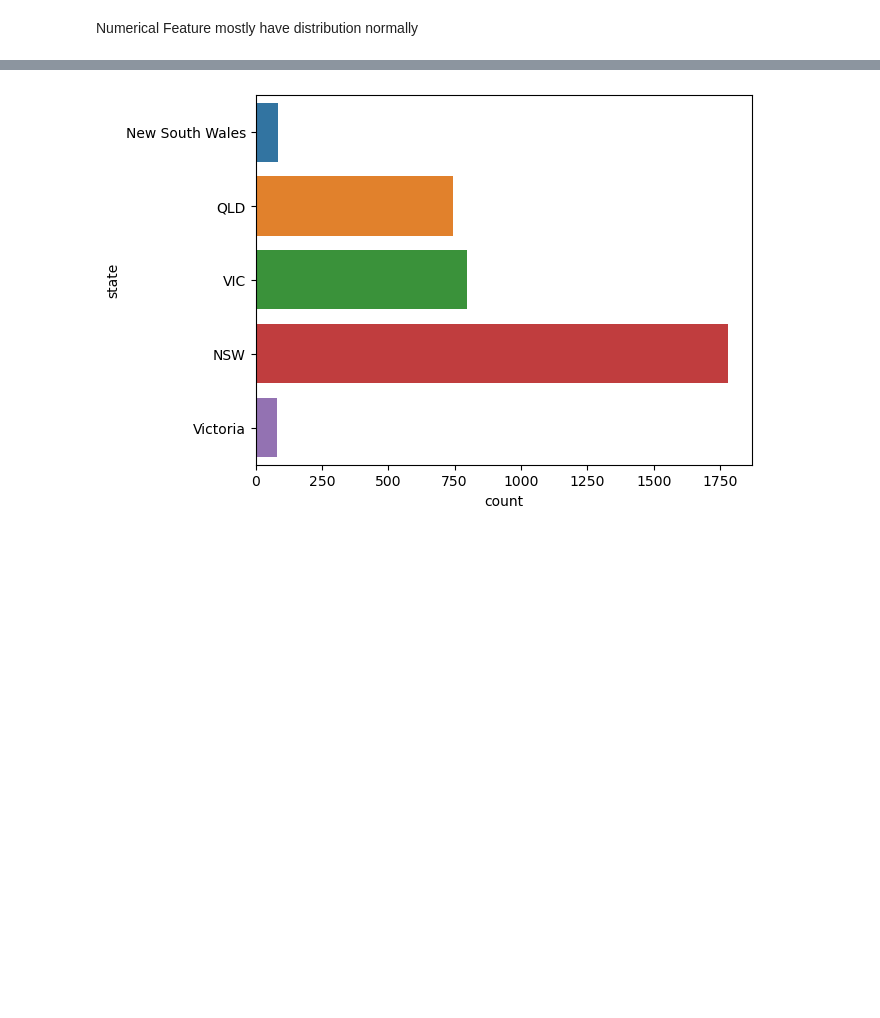
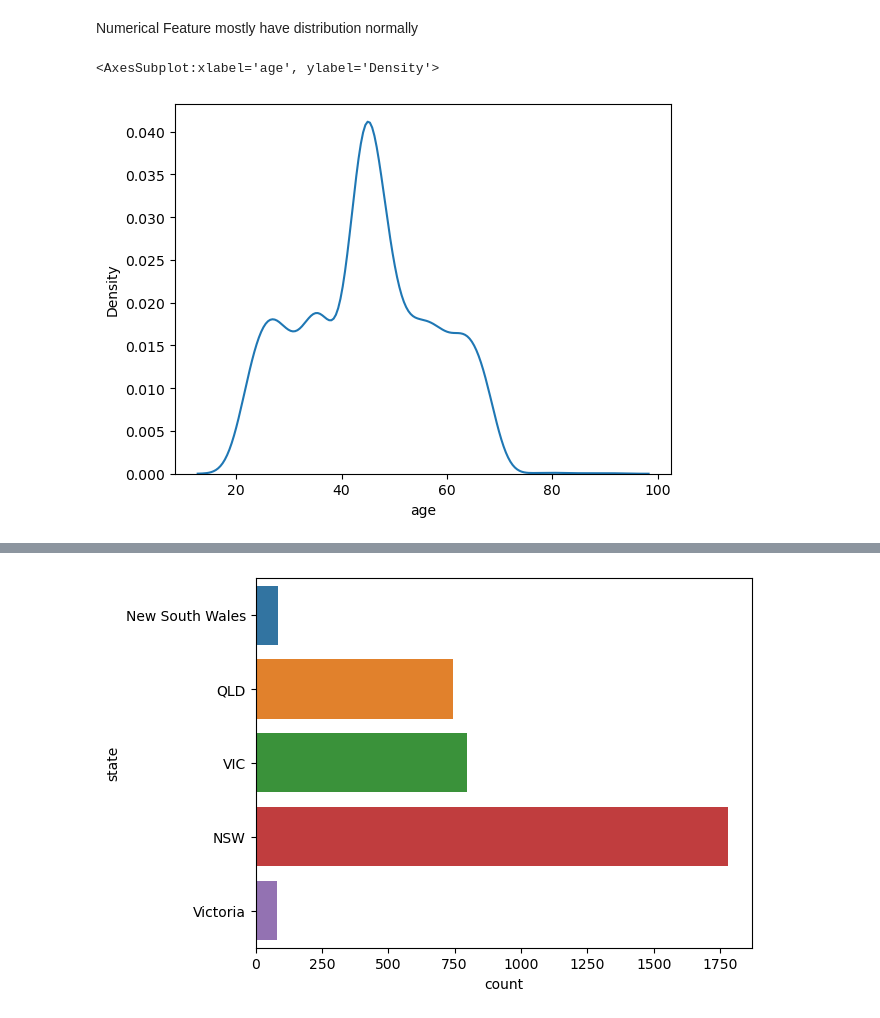
Before and after one commit to mhaniffajari/KPMG-AU-Data-Analytics, a Jupyter notebook: Customer_Segmentation_KPMG.ipynb, the cells around one changed output, grey strips where cells are left out. Cells and saved outputs as stored; diff of their text form; code cells hidden in the pictures; blank space fills up the shorter version.

```diff
--- a/Customer_Segmentation_KPMG.ipynb
+++ b/Customer_Segmentation_KPMG.ipynb
@@ -381,3 +385,8 @@ Numerical Feature mostly have distribution normally
+# %%
+sns.kdeplot(model_table['age'])
+# %% [output]
+<AxesSubplot:xlabel='age', ylabel='Density'>
+[figure, added]
 # %%
 for j in range (0,len(numerical)):
     num = numerical[j]
```
Also changed, not shown: parts of 31 cells of this notebook.
